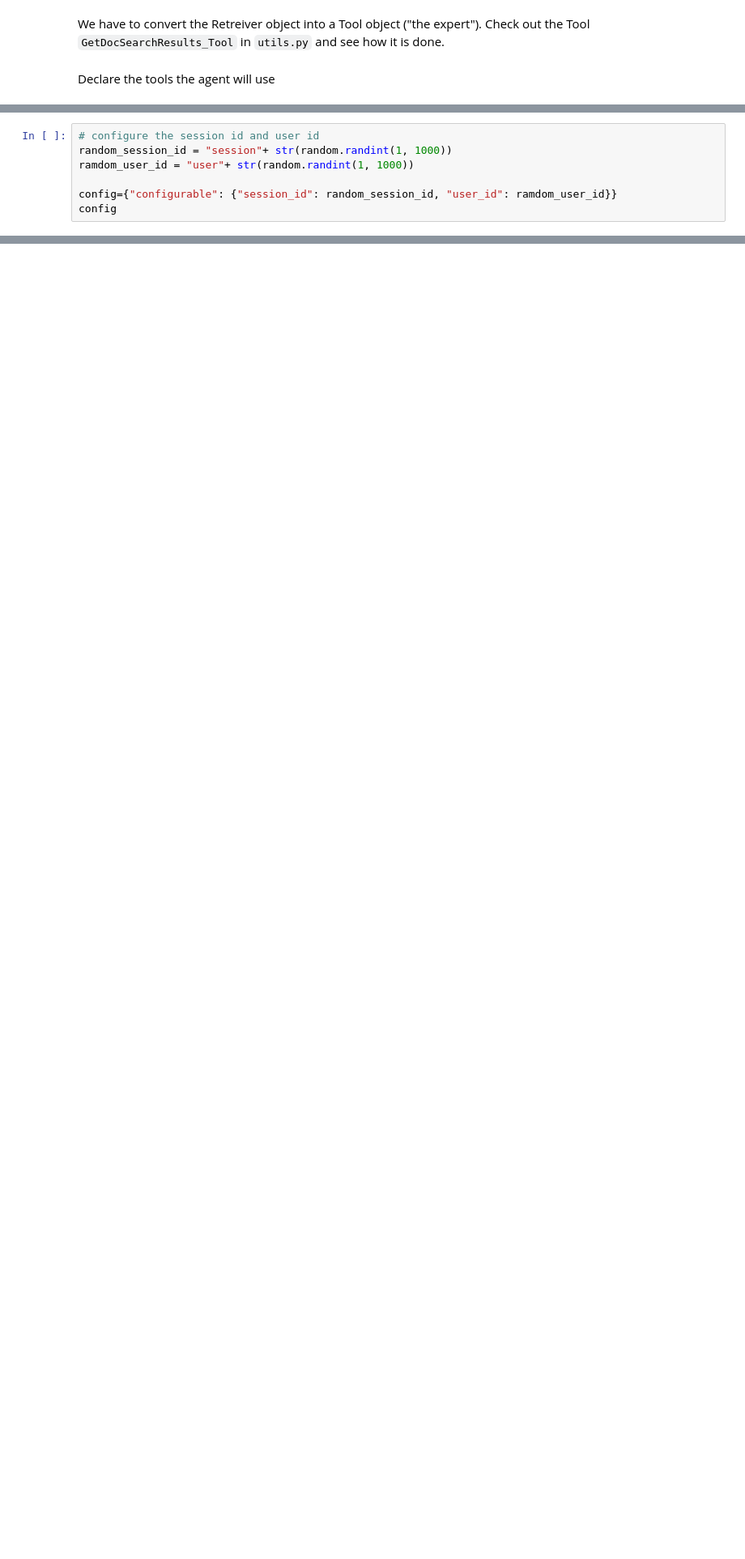
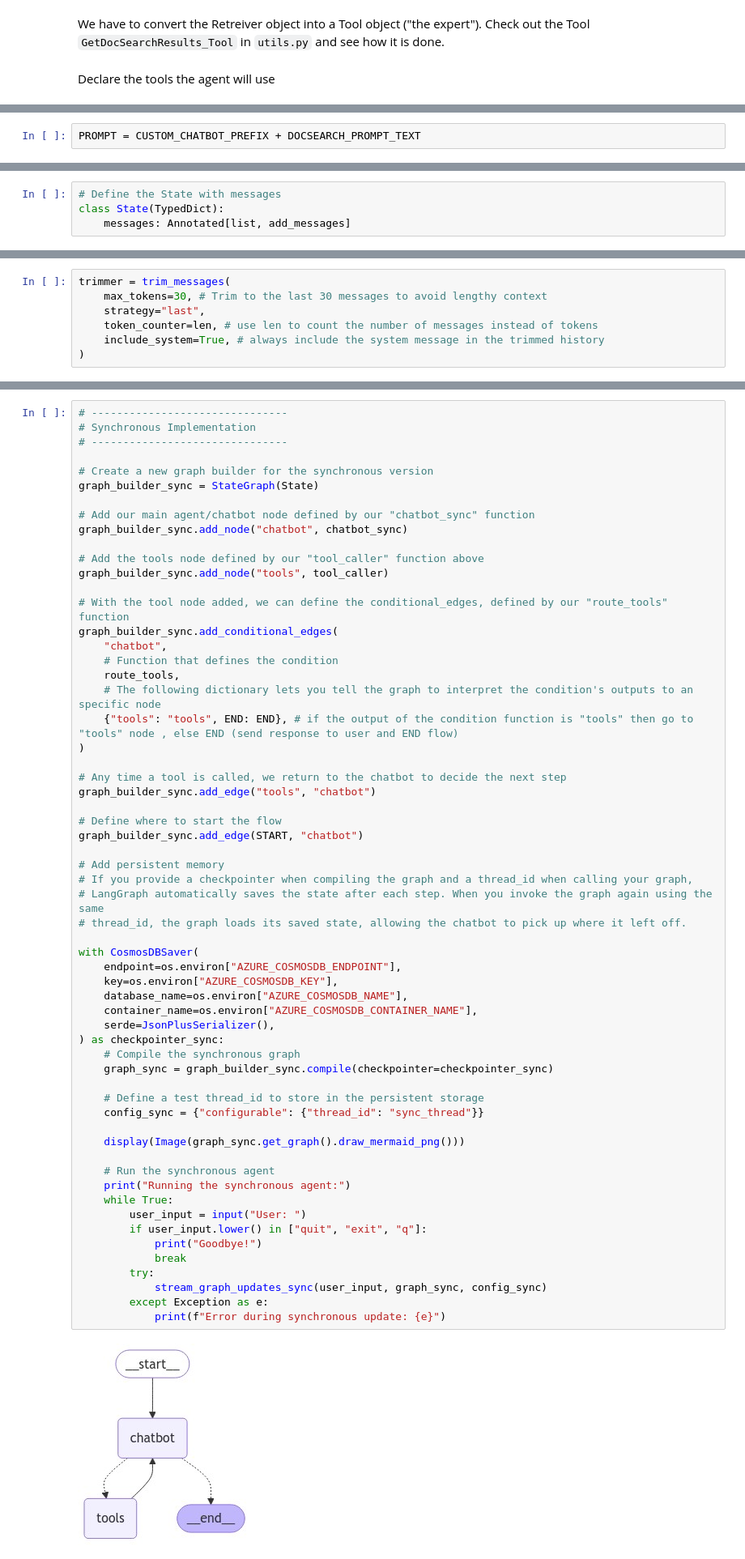
Before and after one commit to pablomarin/GPT-Azure-Search-Engine, a Jupyter notebook: 06-First-RAG.ipynb, the cells around one changed output, grey strips where cells are left out. Shown: that part at 81% size. Saved outputs shown, nothing was run; the diff lists cells and outputs as text; blank space fills up the shorter version.

Commit message:
All Notebooks updated to v3.0 of Accelerator using LangGraph

```diff
--- a/06-First-RAG.ipynb
+++ b/06-First-RAG.ipynb
@@ -199,7 +110,0 @@ agent_with_chat_history = RunnableWithMessageHistory(
-# %%
-# configure the session id and user id
-random_session_id = "session"+ str(random.randint(1, 1000))
-ramdom_user_id = "user"+ str(random.randint(1, 1000))
-
-config={"configurable": {"session_id": random_session_id, "user_id": ramdom_user_id}}
-config
@@ -350,0 +155,2 @@ We just built our first RAG BOT!.
+# %%
+PROMPT = CUSTOM_CHATBOT_PREFIX + DOCSEARCH_PROMPT_TEXT
@@ -350,0 +198,4 @@ We just built our first RAG BOT!.
+# %%
+# Define the State with messages
+class State(TypedDict):
+    messages: Annotated[list, add_messages]
@@ -350,0 +206,7 @@ We just built our first RAG BOT!.
+# %%
+trimmer = trim_messages(
+    max_tokens=30, # Trim to the last 30 messages to avoid lengthy context
+    strategy="last",
+    token_counter=len, # use len to count the number of messages instead of tokens
+    include_system=True, # always include the system message in the trimmed history
+)
@@ -350,0 +336,62 @@ We just built our first RAG BOT!.
+# %%
+# -------------------------------
+# Synchronous Implementation
+# -------------------------------
+
+# Create a new graph builder for the synchronous version
+graph_builder_sync = StateGraph(State)
+
+# Add our main agent/chatbot node defined by our "chatbot_sync" function
+graph_builder_sync.add_node("chatbot", chatbot_sync)
+
+# Add the tools node defined by our "tool_caller" function above
+graph_builder_sync.add_node("tools", tool_caller)
+
+# With the tool node added, we can define the conditional_edges, defined by our "route_tools" function
+graph_builder_sync.add_conditional_edges(
+    "chatbot",
+    # Function that defines the condition
+    route_tools,
+    # The following dictionary lets you tell the graph to interpret the condition's outputs to an specific node
+    {"tools": "tools", END: END}, # if the output of the condition function is "tools" then go to "tools" node , else END (send response to user and END flow)
+)
+
+# Any time a tool is called, we return to the chatbot to decide the next step
+graph_builder_sync.add_edge("tools", "chatbot")
+
+# Define where to start the flow
+graph_builder_sync.add_edge(START, "chatbot")
+
+# Add persistent memory
+# If you provide a checkpointer when compiling the graph and a thread_id when calling your graph,
+# LangGraph automatically saves the state after each step. When you invoke the graph again using the same
+# thread_id, the graph loads its saved state, allowing the chatbot to pick up where it left off.
+
+with CosmosDBSaver(
+    endpoint=os.environ["AZURE_COSMOSDB_ENDPOINT"],
+    key=os.environ["AZURE_COSMOSDB_KEY"],
+    database_name=os.environ["AZURE_COSMOSDB_NAME"],
+    container_name=os.environ["AZURE_COSMOSDB_CONTAINER_NAME"],
+    serde=JsonPlusSerializer(),
+) as checkpointer_sync:
+    # Compile the synchronous graph
+    graph_sync = graph_builder_sync.compile(checkpointer=checkpointer_sync)
+
+    # Define a test thread_id to store in the persistent storage
+    config_sync = {"configurable": {"thread_id": "sync_thread"}}
+
+    display(Image(graph_sync.get_graph().draw_mermaid_png()))
+
+    # Run the synchronous agent
+    print("Running the synchronous agent:")
+    while True:
+        user_input = input("User: ")
+        if user_input.lower() in ["quit", "exit", "q"]:
+            print("Goodbye!")
+            break
+        try:
+            stream_graph_updates_sync(user_input, graph_sync, config_sync)
+        except Exception as e:
+            print(f"Error during synchronous update: {e}")
+# %% [output]
+[figure, added]
```
Also changed, not shown: parts of 66 cells of this notebook, 24 other files.
